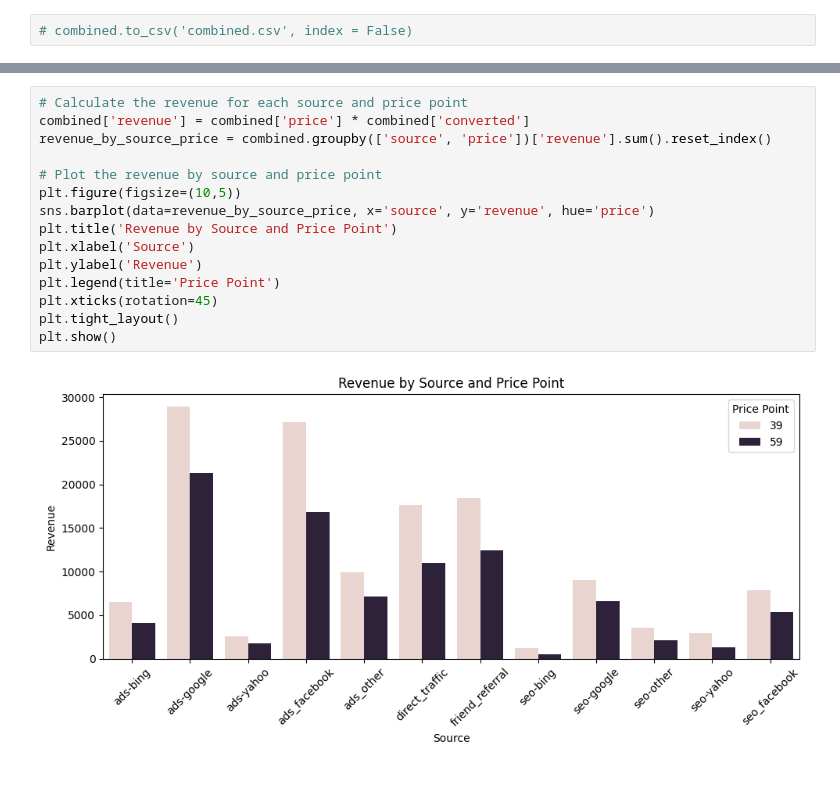
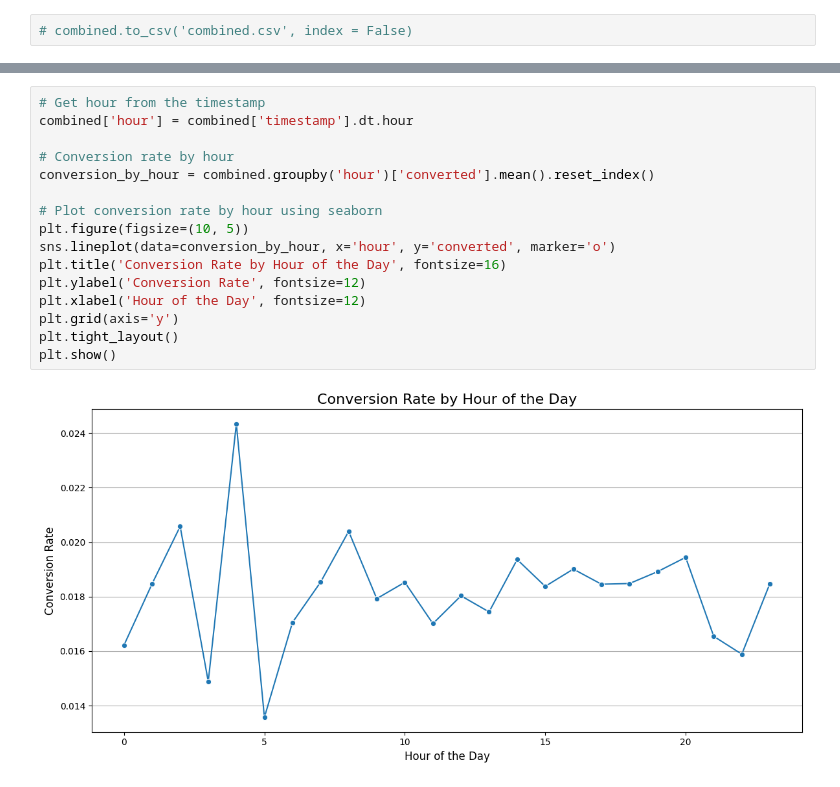
Before and after one commit to D123aniel/DATA110, a Jupyter notebook: project.ipynb, the cells around one changed output, grey strips where cells are left out. Saved outputs shown, nothing was run; the diff lists cells and outputs as text.

```diff
--- a/project.ipynb
+++ b/project.ipynb
@@ -62,17 +63,18 @@ plt.show()
-# %%
-# Calculate the revenue for each source and price point
-combined['revenue'] = combined['price'] * combined['converted']
-revenue_by_source_price = combined.groupby(['source', 'price'])['revenue'].sum().reset_index()
-
-# Plot the revenue by source and price point
-plt.figure(figsize=(10,5))
-sns.barplot(data=revenue_by_source_price, x='source', y='revenue', hue='price')
-plt.title('Revenue by Source and Price Point')
-plt.xlabel('Source')
-plt.ylabel('Revenue')
-plt.legend(title='Price Point')
-plt.xticks(rotation=45)
-plt.tight_layout()
-plt.show()
-# %% [output]
-[figure, removed]
+# %%
+# Get hour from the timestamp
+combined['hour'] = combined['timestamp'].dt.hour
+
+# Conversion rate by hour
+conversion_by_hour = combined.groupby('hour')['converted'].mean().reset_index()
+
+# Plot conversion rate by hour using seaborn
+plt.figure(figsize=(10, 5))
+sns.lineplot(data=conversion_by_hour, x='hour', y='converted', marker='o')
+plt.title('Conversion Rate by Hour of the Day', fontsize=16)
+plt.ylabel('Conversion Rate', fontsize=12)
+plt.xlabel('Hour of the Day', fontsize=12)
+plt.grid(axis='y')
+plt.tight_layout()
+plt.show()
+# %% [output]
+[figure, added]
```
Also changed, not shown: parts of 6 cells of this notebook.
